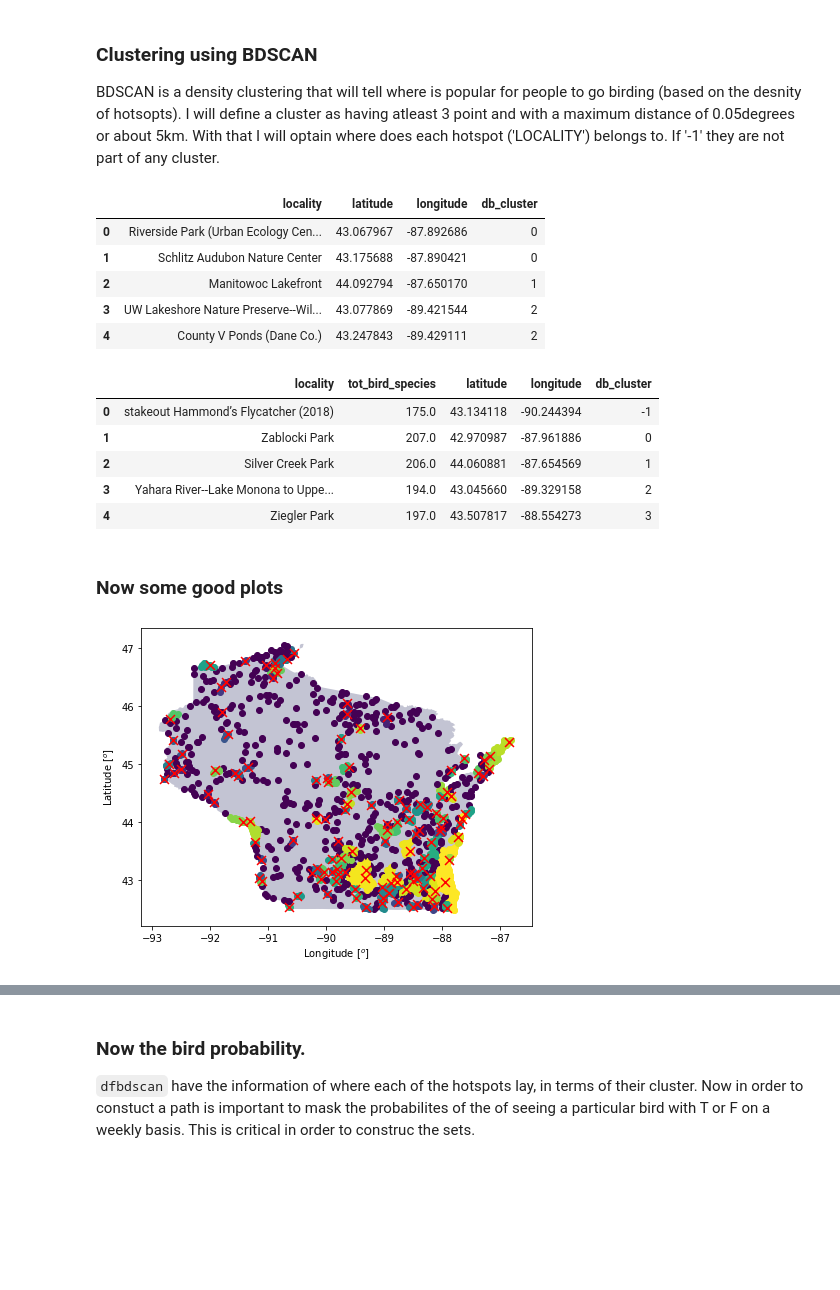
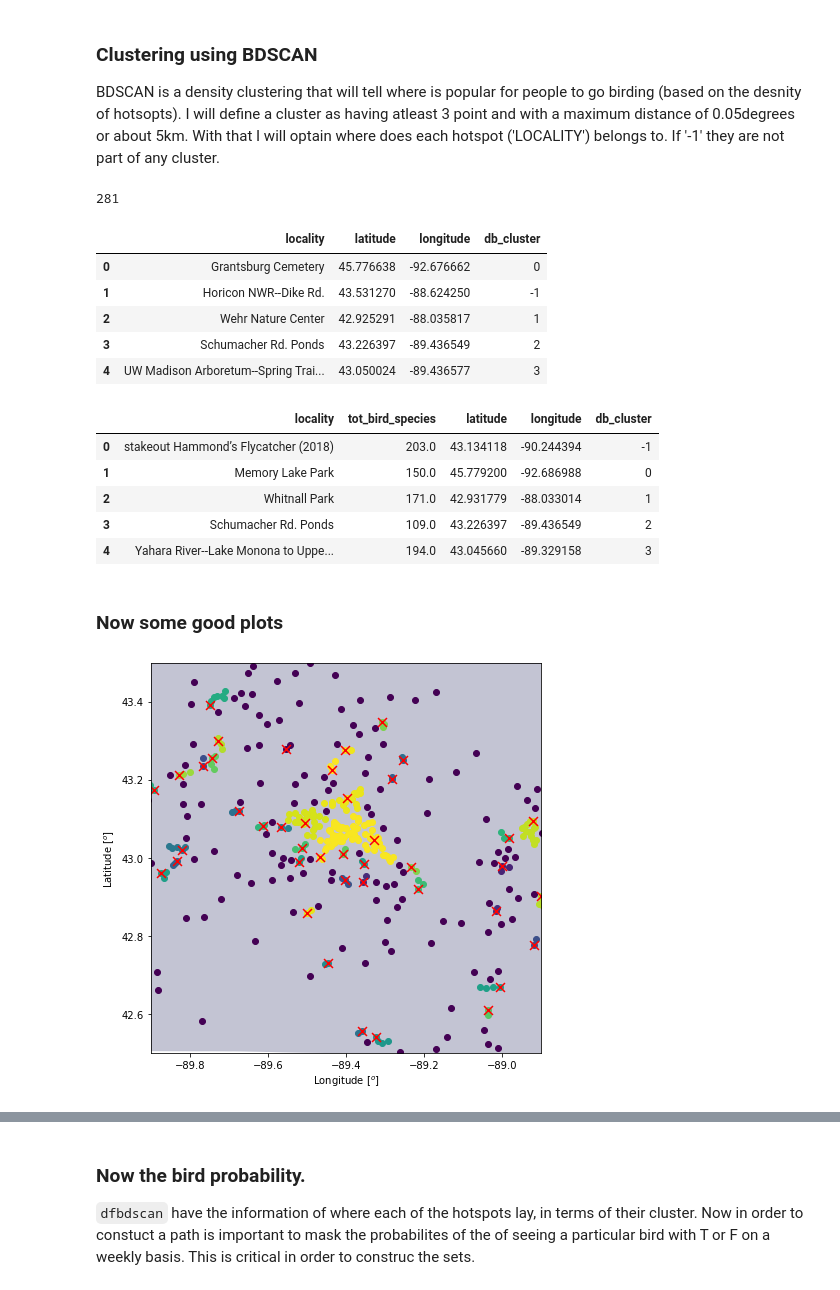
Before and after one commit to hinowashi/Insight-Project, a Jupyter notebook: Insight Project Set Method.ipynb, the cells around one changed output, grey strips where cells are left out. Cells and saved outputs as stored; diff of their text form; code cells hidden in the pictures; blank space fills up the shorter version.

```diff
--- a/Insight Project Set Method.ipynb
+++ b/Insight Project Set Method.ipynb
@@ -69,29 +72,33 @@ BDSCAN is a density clustering that will tell where is popular for people to go
 # %%
-dfcluster, labels, n_clusters_ = DBScaner.cluster_selection(dfTrain)
+dfcluster, labels, n_clusters_ = DBScaner.cluster_selection(dfTrain, eps=0.02, min_samples=2)
+# %%
+n_clusters_
+# %% [output]
+281
 # %%
 dfcluster.head(5)
 # %% [output]
 |  | locality | latitude | longitude | db_cluster |
-| 0 | Riverside Park (Urban Ecology Cen... | 43.067967 | -87.892686 | 0 |
-| 1 | Schlitz Audubon Nature Center | 43.175688 | -87.890421 | 0 |
-| 2 | Manitowoc Lakefront | 44.092794 | -87.650170 | 1 |
-| 3 | UW Lakeshore Nature Preserve--Wil... | 43.077869 | -89.421544 | 2 |
-| 4 | County V Ponds (Dane Co.) | 43.247843 | -89.429111 | 2 |
+| 0 | Grantsburg Cemetery | 45.776638 | -92.676662 | 0 |
+| 1 | Horicon NWR--Dike Rd. | 43.531270 | -88.624250 | -1 |
+| 2 | Wehr Nature Center | 42.925291 | -88.035817 | 1 |
+| 3 | Schumacher Rd. Ponds | 43.226397 | -89.436549 | 2 |
+| 4 | UW Madison Arboretum--Spring Trai... | 43.050024 | -89.436577 | 3 |
 # %%
 dfCounts = DBScaner.cluster_center(dfcluster, dfTrain)
 # %%
 dfCounts.head(5)
 # %% [output]
 |  | locality | tot_bird_species | latitude | longitude | db_cluster |
-| 0 | stakeout Hammond’s Flycatcher (2018) | 175.0 | 43.134118 | -90.244394 | -1 |
-| 1 | Zablocki Park | 207.0 | 42.970987 | -87.961886 | 0 |
-| 2 | Silver Creek Park | 206.0 | 44.060881 | -87.654569 | 1 |
-| 3 | Yahara River--Lake Monona to Uppe... | 194.0 | 43.045660 | -89.329158 | 2 |
-| 4 | Ziegler Park | 197.0 | 43.507817 | -88.554273 | 3 |
+| 0 | stakeout Hammond’s Flycatcher (2018) | 203.0 | 43.134118 | -90.244394 | -1 |
+| 1 | Memory Lake Park | 150.0 | 45.779200 | -92.686988 | 0 |
+| 2 | Whitnall Park | 171.0 | 42.931779 | -88.033014 | 1 |
+| 3 | Schumacher Rd. Ponds | 109.0 | 43.226397 | -89.436549 | 2 |
+| 4 | Yahara River--Lake Monona to Uppe... | 194.0 | 43.045660 | -89.329158 | 3 |
 # %% [markdown]
 ### Now some good plots
 # %%
-country = gpd.read_file('/Users/casanova/DocumentsHere/Insight/Project/gz_2010_us_040_00_5m.json')
+country = gpd.read_file('./gz_2010_us_040_00_5m.json')
 # %%
 unique_labels = set(labels)
 colors = [plt.cm.viridis_r(each)
@@ -99,15 +106,17 @@ colors = [plt.cm.viridis_r(each)
 # %%
 fig, ax = plt.subplots(1, figsize=(7,8))
 base = country[country['NAME'].isin([state_long]) == True].plot(ax=ax, color='#3B3C6E', alpha = 0.3)
 for i, clust in enumerate(labels):
     ax.scatter(np.array(dfcluster['longitude'])[i],np.array(dfcluster['latitude'])[i], color = colors[clust])
 ax.scatter(dfCounts['longitude'],dfCounts['latitude'], marker = 'x', color = 'r', s=80)
 ax.set_ylabel(r'Latitude [$^o$]')
 ax.set_xlabel(r'Longitude [$^o$]')
-# save_fig('/Users/casanova/DocumentsHere/Insight/{}-static.png'.format(state))
+ax.set_xlim([-89.9,-88.9])
+ax.set_ylim([42.5,43.5])
+save_fig('./{}-test1.png'.format(state_long))
 plt.show()
 # %% [output]
-[figure, old version]
+[figure, new version]
 # %%
 fig, ax = plt.subplots(1, figsize=(7,8))
 base = country[country['NAME'].isin([state_long]) == True].plot(ax=ax, color='#3B3C6E', alpha = 0.3)
```
Also changed, not shown: parts of 5 cells of this notebook, 1 other file.
